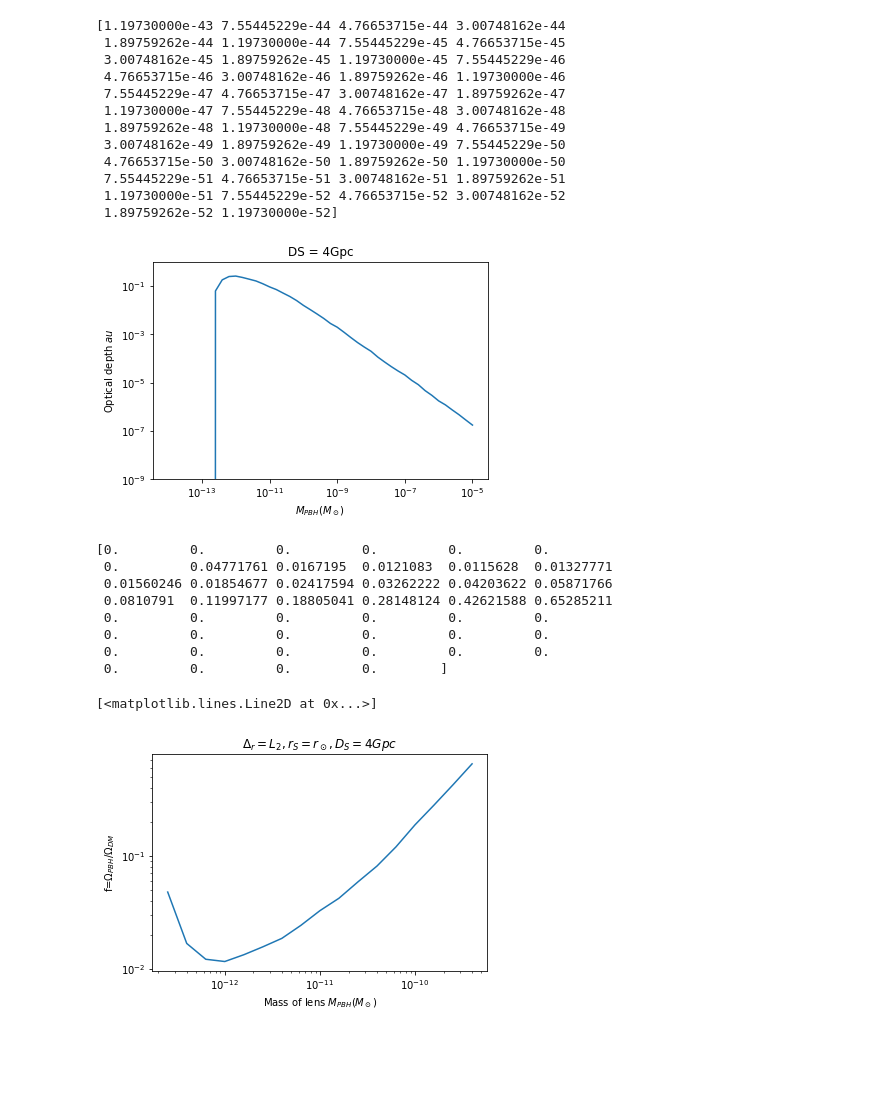
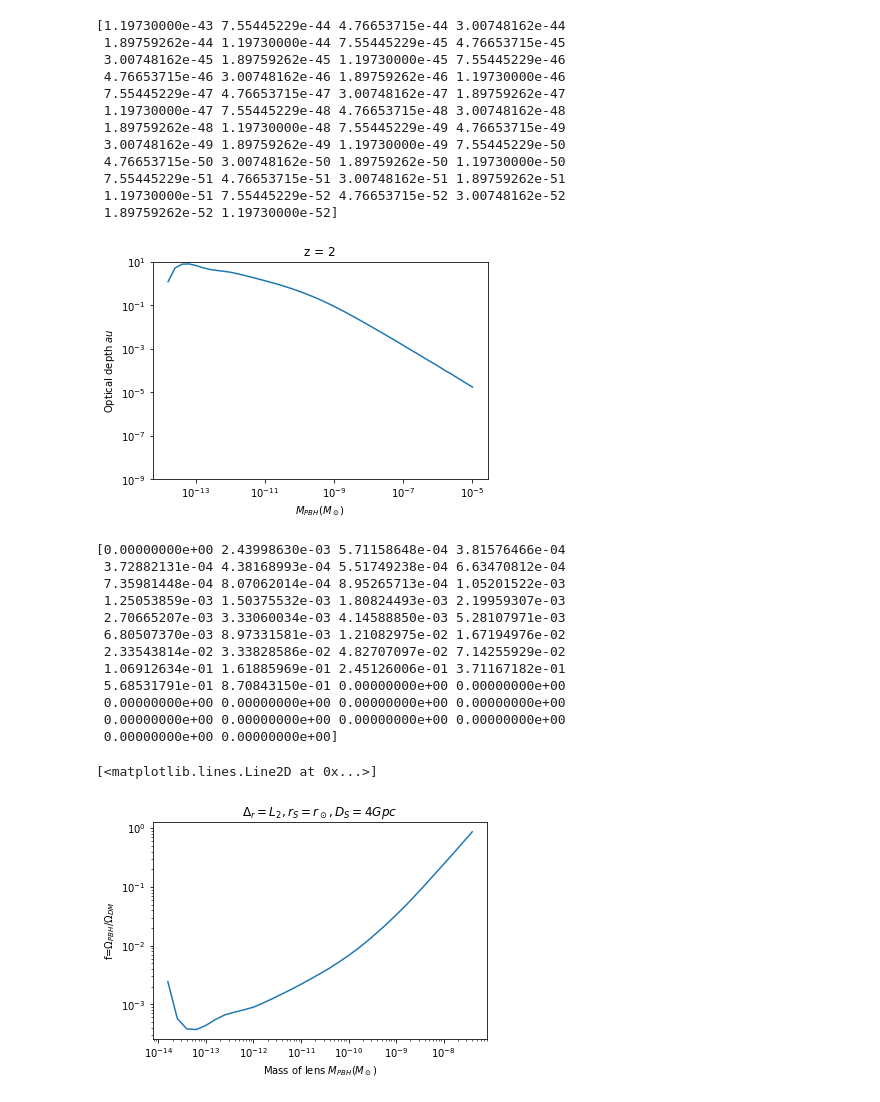
Before and after one commit to avalluvan/Gravitational-Microlensing, a Jupyter notebook: Documentation/Task 3/GRB_Lensing_Parallax_3.ipynb, the cells around one changed output. Saved outputs shown, nothing was run; the diff lists cells and outputs as text; code cells hidden in the pictures; blank space fills up the shorter version.

Commit message:
Obtained good plots

```diff
--- a/Documentation/Task 3/GRB_Lensing_Parallax_3.ipynb
+++ b/Documentation/Task 3/GRB_Lensing_Parallax_3.ipynb
@@ -444,7 +444,8 @@ Maximum value of observable flux 1.2425996242716832
 
 def single_mass_volume(M_input, pixel_length_factor):
 
-    r_S = r_sun
+    r_S = 1*r_sun#sim_GRB_list_ss
+    epsilon = 0.1
 
     num_masses = 1
     M = np.array([M_input])
@@ -594,26 +595,26 @@ print(n(1))
 # %%
 tau = lambda f: n(f) * V_lens_wrapper
 
 # Plot Optical Depth vs Mass of lens
-plt.plot(M, tau(1))
+plt.plot(M[1:], tau(1)[1:])
 
-plt.title('DS = 4Gpc')
+plt.title('z = 2')
 plt.xlabel('$M_{PBH} (M_\odot)$')
 plt.xscale('log')
 plt.ylabel('Optical depth $\tau$')
 plt.yscale('log')
-plt.ylim([1e-9,1])
+plt.ylim([1e-9,1e1])
 
 plt.show()
 # %% [output]
-[figure, old version]
+[figure, new version]
 # %%
 f_final = np.zeros(num_masses)
 for k in range(num_masses):
     tau = lambda f: n(f)[k] * V_lens_wrapper[k]
 
     P1 = lambda f: tau(f) * np.exp(-tau(f))
-    P_null = lambda f: ((1 - P1(f))**(1000/1000))**1000
+    P_null = lambda f: (1 - P1(f))**1000
 
     num_f = 1000
     f = np.logspace(-5,0,num_f)
@@ -635,15 +636,19 @@ plt.xscale('log')
 plt.yscale('log')
 plt.xlabel('Mass of lens $M_{PBH}(M_\odot)$')
 plt.ylabel('f=$\Omega_{PBH}/\Omega_{DM}$')
-plt.plot(M[7:24],f_final[7:24])
+plt.plot(M[1:34],f_final[1:34])
 # %% [output]
-[0.         0.         0.         0.         0.         0.
- 0.         0.04771761 0.0167195  0.0121083  0.0115628  0.01327771
- 0.01560246 0.01854677 0.02417594 0.03262222 0.04203622 0.05871766
- 0.0810791  0.11997177 0.18805041 0.28148124 0.42621588 0.65285211
- 0.         0.         0.         0.         0.         0.
- 0.         0.         0.         0.         0.         0.
- 0.         0.         0.         0.         0.         0.
- 0.         0.         0.         0.        ]
+[0.00000000e+00 2.43998630e-03 5.71158648e-04 3.81576466e-04
+ 3.72882131e-04 4.38168993e-04 5.51749238e-04 6.63470812e-04
+ 7.35981448e-04 8.07062014e-04 8.95265713e-04 1.05201522e-03
+ 1.25053859e-03 1.50375532e-03 1.80824493e-03 2.19959307e-03
+ 2.70665207e-03 3.33060034e-03 4.14588850e-03 5.28107971e-03
+ 6.80507370e-03 8.97331581e-03 1.21082975e-02 1.67194976e-02
+ 2.33543814e-02 3.33828586e-02 4.82707097e-02 7.14255929e-02
+ 1.06912634e-01 1.61885969e-01 2.45126006e-01 3.71167182e-01
+ 5.68531791e-01 8.70843150e-01 0.00000000e+00 0.00000000e+00
+ 0.00000000e+00 0.00000000e+00 0.00000000e+00 0.00000000e+00
+ 0.00000000e+00 0.00000000e+00 0.00000000e+00 0.00000000e+00
+ 0.00000000e+00 0.00000000e+00]
 [<matplotlib.lines.Line2D at 0x...>]
-[figure, old version]
+[figure, new version]
```
Also changed, not shown: parts of 2 cells of this notebook.
